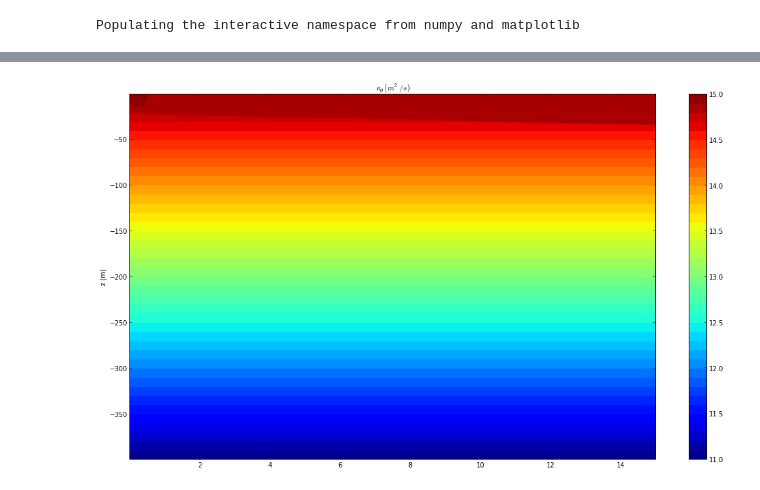
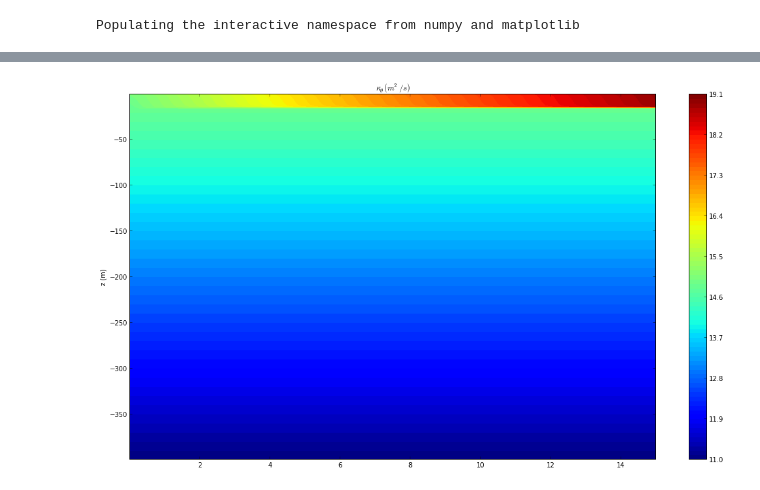
Before and after one commit to toddringler/pythonNotebooks, a Jupyter notebook: WSwPSBF.C.ipynb, the cells around one changed output, grey strips where cells are left out. Saved outputs shown, nothing was run; the diff lists cells and outputs as text; code cells hidden in the pictures.

```diff
--- a/WSwPSBF.C.ipynb
+++ b/WSwPSBF.C.ipynb
@@ -46,5 +46,5 @@ plt.ylim((-50,0)); plt.ylabel('z (m)'); plt.title(r'$\kappa_u (m^2/s)$'); plt.xl
 # %%
-plt.contourf(time, -zl, temp.T, levels=numpy.arange(11.,15.1,.1) ); plt.colorbar()
+plt.contourf(time, -zl, temp.T, levels=numpy.arange(11.,19.1,.1) ); plt.colorbar()
 plt.ylabel('z (m)'); plt.title(r'$\kappa_\theta (m^2/s)$');
 # %% [output]
-[figure, old version]
+[figure, new version]
```
Also changed, not shown: parts of 3 cells of this notebook.
